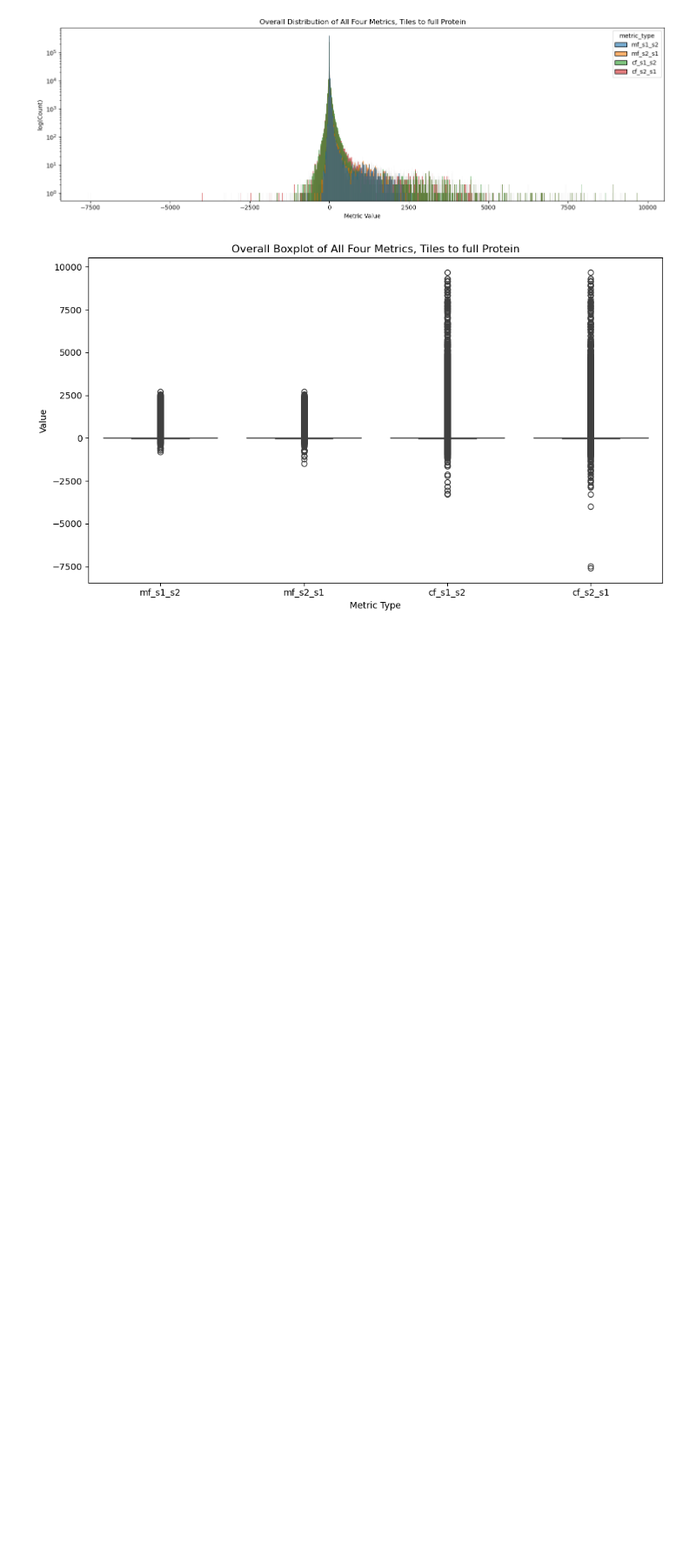
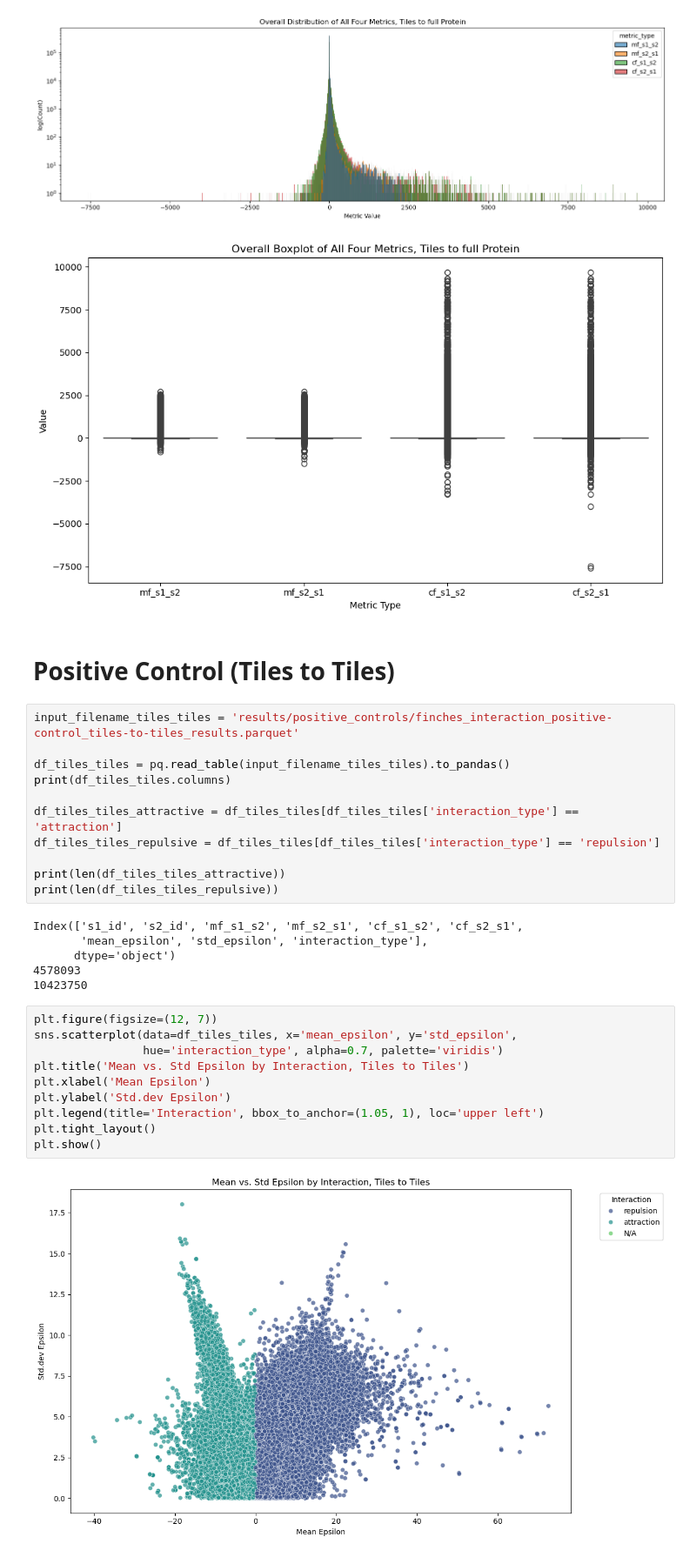
Before and after one commit to FilyCode/ProteinProteinInteractions_Finches-filtering_AF3-prediction, a Jupyter notebook: finches-results-analysis-pos-controll.ipynb, the cells around one changed output. Shown at 87% size. Saved outputs shown, nothing was run; the diff lists cells and outputs as text; blank space fills up the shorter version.

```diff
--- a/finches-results-analysis-pos-controll.ipynb
+++ b/finches-results-analysis-pos-controll.ipynb
@@ -242,3 +240,34 @@ plt.show()
 [figure]
 [figure]
 [figure]
+# %% [markdown]
+# Positive Control (Tiles to Tiles)
+# %%
+input_filename_tiles_tiles = 'results/positive_controls/finches_interaction_positive-control_tiles-to-tiles_results.parquet'
+
+df_tiles_tiles = pq.read_table(input_filename_tiles_tiles).to_pandas()
+print(df_tiles_tiles.columns)
+
+df_tiles_tiles_attractive = df_tiles_tiles[df_tiles_tiles['interaction_type'] == 'attraction']
+df_tiles_tiles_repulsive = df_tiles_tiles[df_tiles_tiles['interaction_type'] == 'repulsion']
+
+print(len(df_tiles_tiles_attractive))
+print(len(df_tiles_tiles_repulsive))
+# %% [output]
+Index(['s1_id', 's2_id', 'mf_s1_s2', 'mf_s2_s1', 'cf_s1_s2', 'cf_s2_s1',
+       'mean_epsilon', 'std_epsilon', 'interaction_type'],
+      dtype='object')
+4578093
+10423750
+# %%
+plt.figure(figsize=(12, 7))
+sns.scatterplot(data=df_tiles_tiles, x='mean_epsilon', y='std_epsilon',
+                hue='interaction_type', alpha=0.7, palette='viridis')
+plt.title('Mean vs. Std Epsilon by Interaction, Tiles to Tiles')
+plt.xlabel('Mean Epsilon')
+plt.ylabel('Std.dev Epsilon')
+plt.legend(title='Interaction', bbox_to_anchor=(1.05, 1), loc='upper left')
+plt.tight_layout()
+plt.show()
+# %% [output]
+[figure, added]
```
Also changed, not shown: parts of 11 cells of this notebook, 7 other files.
